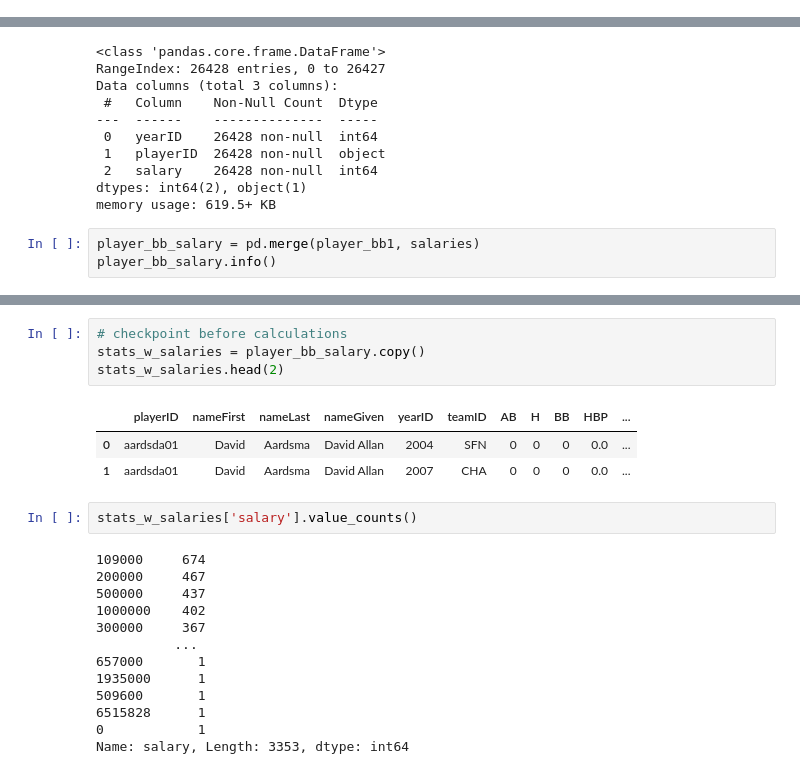
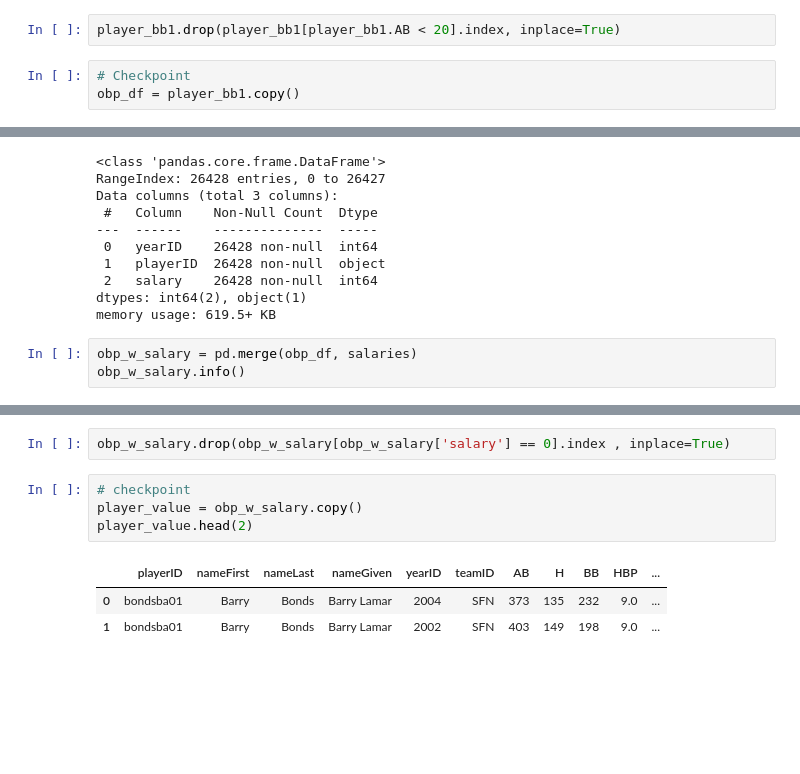
Before and after one commit to mpatterson73/moneyball, a Jupyter notebook: moneyball.ipynb, the cells around one changed output, grey strips where cells are left out. Cells and saved outputs as stored; diff of their text form; blank space fills up the shorter version.

```diff
--- a/moneyball.ipynb
+++ b/moneyball.ipynb
@@ -127,0 +132,5 @@ memory usage: 9.8+ MB
+# %%
+player_bb1.drop(player_bb1[player_bb1.AB < 20].index, inplace=True)
+# %%
+# Checkpoint
+obp_df = player_bb1.copy()
@@ -149,7 +175,7 @@ Data columns (total 3 columns):
 dtypes: int64(2), object(1)
 memory usage: 619.5+ KB
 # %%
-player_bb_salary = pd.merge(player_bb1, salaries)
-player_bb_salary.info()
+obp_w_salary = pd.merge(obp_df, salaries)
+obp_w_salary.info()
 # %% [output]
 <class 'pandas.core.frame.DataFrame'>
@@ -174,23 +207,10 @@ memory usage: 2.8+ MB
+# %%
+obp_w_salary.drop(obp_w_salary[obp_w_salary['salary'] == 0].index , inplace=True)
 # %%
-# checkpoint before calculations
-stats_w_salaries = player_bb_salary.copy()
-stats_w_salaries.head(2)
+# checkpoint
+player_value = obp_w_salary.copy()
+player_value.head(2)
 # %% [output]
 |  | playerID | nameFirst | nameLast | nameGiven | yearID | teamID | AB | H | BB | HBP | ... |
-| 0 | aardsda01 | David | Aardsma | David Allan | 2004 | SFN | 0 | 0 | 0 | 0.0 | ... |
-| 1 | aardsda01 | David | Aardsma | David Allan | 2007 | CHA | 0 | 0 | 0 | 0.0 | ... |
+| 0 | bondsba01 | Barry | Bonds | Barry Lamar | 2004 | SFN | 373 | 135 | 232 | 9.0 | ... |
+| 1 | bondsba01 | Barry | Bonds | Barry Lamar | 2002 | SFN | 403 | 149 | 198 | 9.0 | ... |
-# %%
-stats_w_salaries['salary'].value_counts()
-# %% [output]
-109000     674
-200000     467
-500000     437
-1000000    402
-300000     367
-          ...
-657000       1
-1935000      1
-509600       1
-6515828      1
-0            1
-Name: salary, Length: 3353, dtype: int64
```
Also changed, not shown: parts of 19 cells of this notebook.
